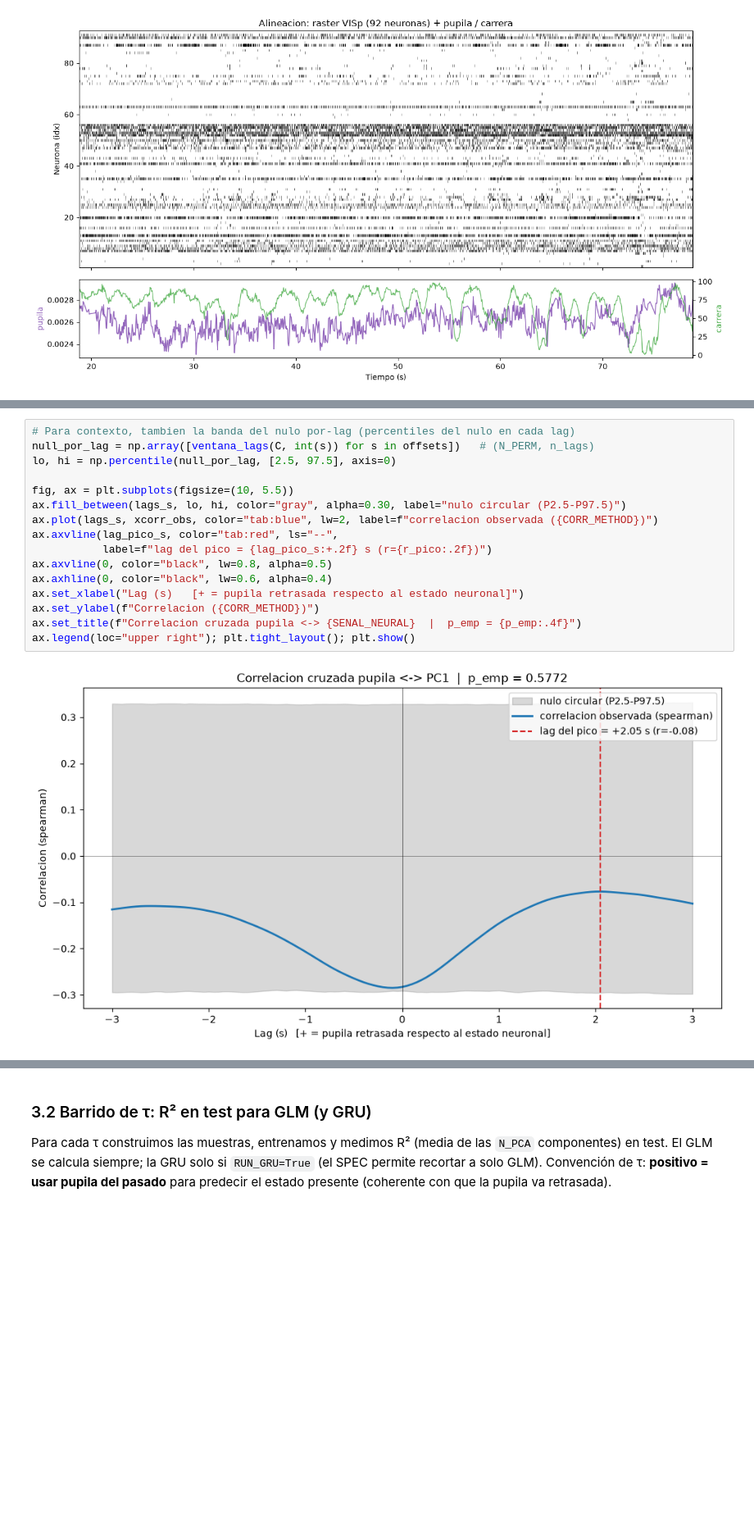
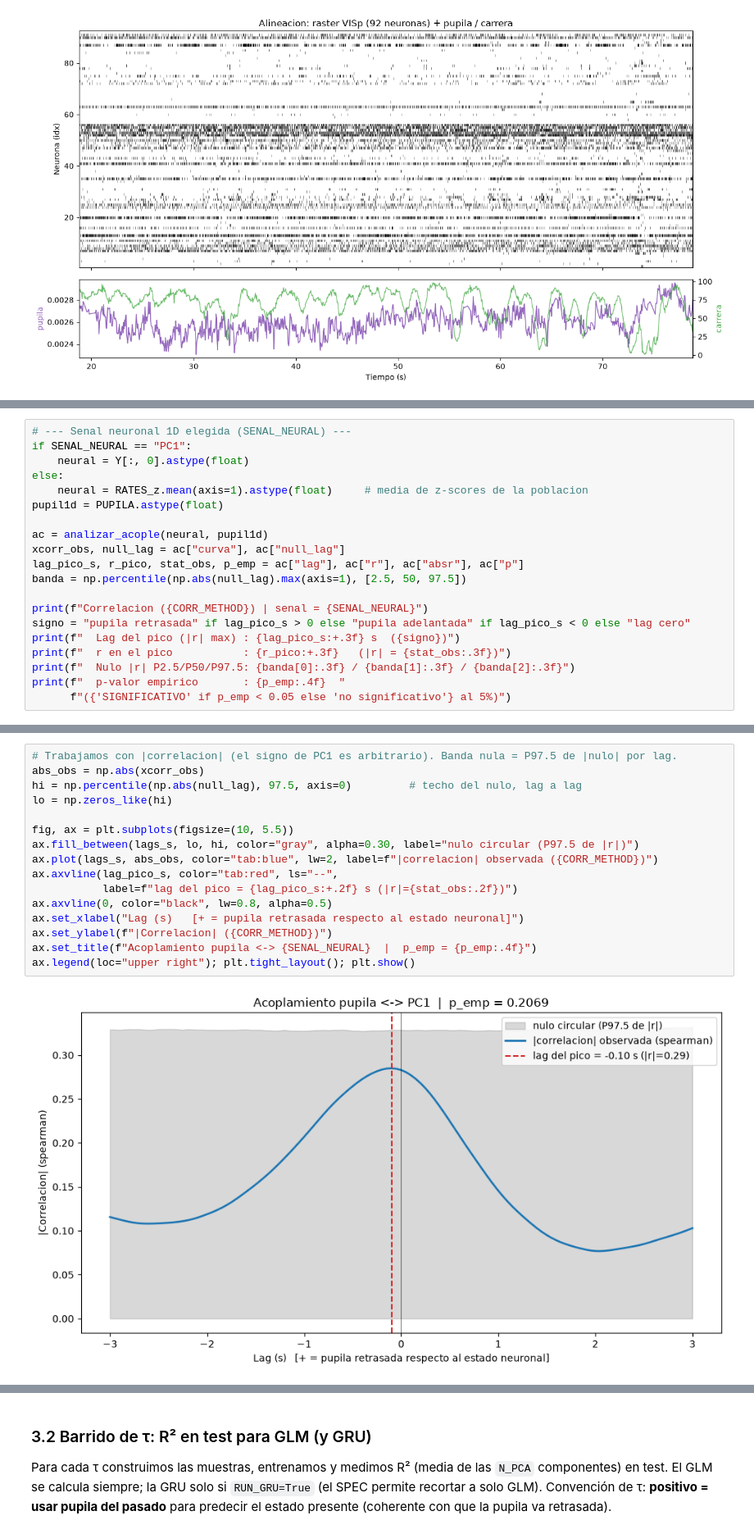
Before and after one commit to Megaomega99/NeuroDataReHack2026, a Jupyter notebook: 04_pupila_estado_VISp.ipynb, the cells around one changed output, grey strips where cells are left out. Shown at 82% size. Cells and saved outputs as stored; diff of their text form; blank space fills up the shorter version.

```diff
--- a/04_pupila_estado_VISp.ipynb
+++ b/04_pupila_estado_VISp.ipynb
@@ -580,0 +548,20 @@ Nulo circular: 2000 permutaciones
+# %%
+# --- Senal neuronal 1D elegida (SENAL_NEURAL) ---
+if SENAL_NEURAL == "PC1":
+    neural = Y[:, 0].astype(float)
+else:
+    neural = RATES_z.mean(axis=1).astype(float)     # media de z-scores de la poblacion
+pupil1d = PUPILA.astype(float)
+
+ac = analizar_acople(neural, pupil1d)
+xcorr_obs, null_lag = ac["curva"], ac["null_lag"]
+lag_pico_s, r_pico, stat_obs, p_emp = ac["lag"], ac["r"], ac["absr"], ac["p"]
+banda = np.percentile(np.abs(null_lag).max(axis=1), [2.5, 50, 97.5])
+
+print(f"Correlacion ({CORR_METHOD}) | senal = {SENAL_NEURAL}")
+signo = "pupila retrasada" if lag_pico_s > 0 else "pupila adelantada" if lag_pico_s < 0 else "lag cero"
+print(f"  Lag del pico (|r| max) : {lag_pico_s:+.3f} s  ({signo})")
+print(f"  r en el pico           : {r_pico:+.3f}   (|r| = {stat_obs:.3f})")
+print(f"  Nulo |r| P2.5/P50/P97.5: {banda[0]:.3f} / {banda[1]:.3f} / {banda[2]:.3f}")
+print(f"  p-valor empirico       : {p_emp:.4f}  "
+      f"({'SIGNIFICATIVO' if p_emp < 0.05 else 'no significativo'} al 5%)")
@@ -588,18 +583,18 @@ estado poblacional con ese retardo.
 # %%
-# Para contexto, tambien la banda del nulo por-lag (percentiles del nulo en cada lag)
-null_por_lag = np.array([ventana_lags(C, int(s)) for s in offsets])   # (N_PERM, n_lags)
-lo, hi = np.percentile(null_por_lag, [2.5, 97.5], axis=0)
+# Trabajamos con |correlacion| (el signo de PC1 es arbitrario). Banda nula = P97.5 de |nulo| por lag.
+abs_obs = np.abs(xcorr_obs)
+hi = np.percentile(np.abs(null_lag), 97.5, axis=0)         # techo del nulo, lag a lag
+lo = np.zeros_like(hi)
 
 fig, ax = plt.subplots(figsize=(10, 5.5))
-ax.fill_between(lags_s, lo, hi, color="gray", alpha=0.30, label="nulo circular (P2.5-P97.5)")
-ax.plot(lags_s, xcorr_obs, color="tab:blue", lw=2, label=f"correlacion observada ({CORR_METHOD})")
+ax.fill_between(lags_s, lo, hi, color="gray", alpha=0.30, label="nulo circular (P97.5 de |r|)")
+ax.plot(lags_s, abs_obs, color="tab:blue", lw=2, label=f"|correlacion| observada ({CORR_METHOD})")
 ax.axvline(lag_pico_s, color="tab:red", ls="--",
-           label=f"lag del pico = {lag_pico_s:+.2f} s (r={r_pico:.2f})")
+           label=f"lag del pico = {lag_pico_s:+.2f} s (|r|={stat_obs:.2f})")
 ax.axvline(0, color="black", lw=0.8, alpha=0.5)
-ax.axhline(0, color="black", lw=0.6, alpha=0.4)
 ax.set_xlabel("Lag (s)   [+ = pupila retrasada respecto al estado neuronal]")
-ax.set_ylabel(f"Correlacion ({CORR_METHOD})")
-ax.set_title(f"Correlacion cruzada pupila <-> {SENAL_NEURAL}  |  p_emp = {p_emp:.4f}")
+ax.set_ylabel(f"|Correlacion| ({CORR_METHOD})")
+ax.set_title(f"Acoplamiento pupila <-> {SENAL_NEURAL}  |  p_emp = {p_emp:.4f}")
 ax.legend(loc="upper right"); plt.tight_layout(); plt.show()
 # %% [output]
-[figure, old version]
+[figure, new version]
```
Also changed, not shown: parts of 21 cells of this notebook.
